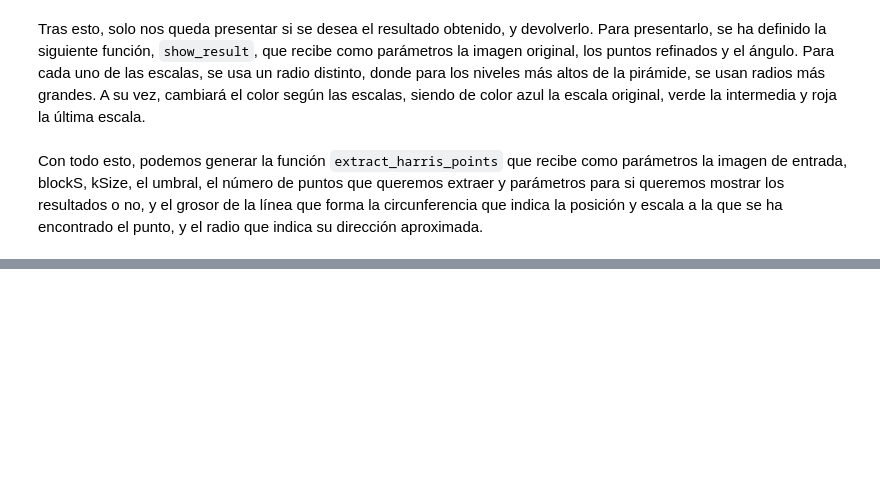
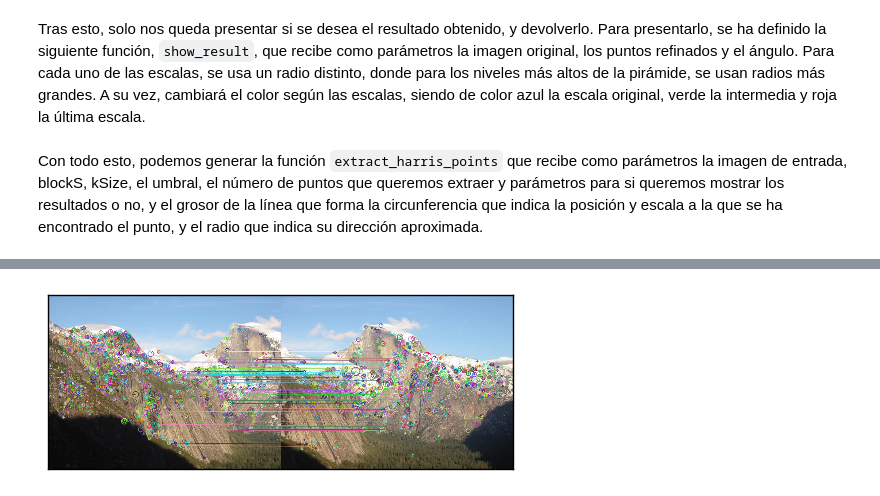
Before and after one commit to BraulioV/Computer-Vision, a Jupyter notebook: Practica2/Detección_de_puntos_relevantes_y_Construcción_de_panoramas.ipynb, the cells around one changed output, grey strips where cells are left out. Saved outputs shown, nothing was run; the diff lists cells and outputs as text; code cells hidden in the pictures; blank space fills up the shorter version.

```diff
--- a/Practica2/Detección_de_puntos_relevantes_y_Construcción_de_panoramas.ipynb
+++ b/Practica2/Detección_de_puntos_relevantes_y_Construcción_de_panoramas.ipynb
@@ -301,0 +386,6 @@ def extract_harris_points(img, blockS, kSize, thresdhold, n_points = 1500,
+# %%
+AKAZE_descriptor_matcher(img1 = cv2.imread('imagenes/yosemite/Yosemite1.jpg', flags=cv2.IMREAD_COLOR),
+                                img2 = cv2.imread('imagenes/yosemite/Yosemite2.jpg', flags=cv2.IMREAD_COLOR),
+                                sort_points_by_distance_parameter = True)
+# %% [output]
+[figure, added]
```
Also changed, not shown: parts of 16 cells of this notebook, 1 other file.
